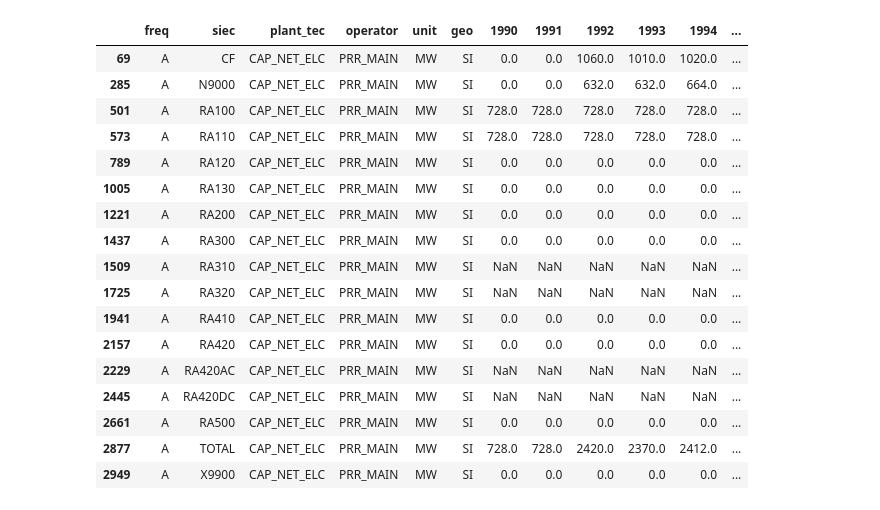
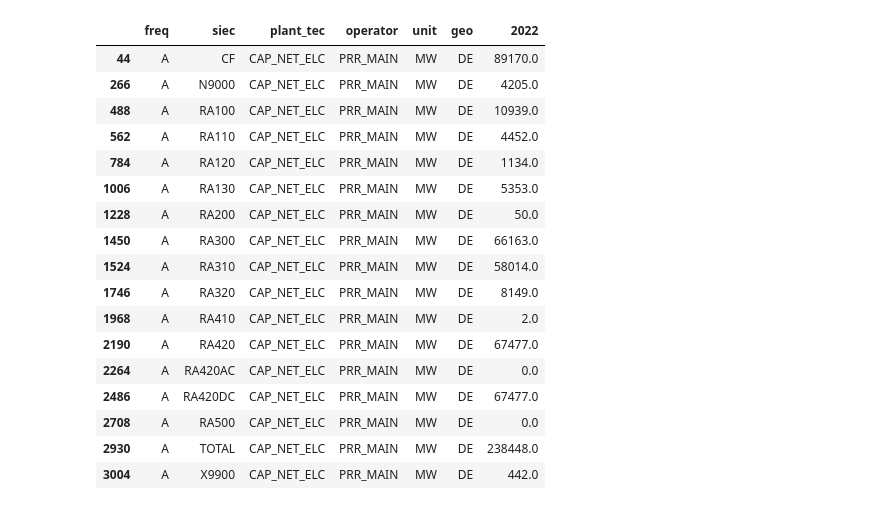
Before and after one commit to TilenG2/EU_Power_production, a Jupyter notebook: electrical_production.ipynb, the cells around one changed output. Drawn from its saved outputs; the diff is of its cells as text; code cells hidden in the pictures.

```diff
--- a/electrical_production.ipynb
+++ b/electrical_production.ipynb
@@ -42,0 +40,5 @@ for name in descriptions_other.keys():
+# %%
+data_pop, descriptions_pop = load_data(code_pop)
+columns = list(data_pop[0])
+columns[4] = 'geo'
+data_pop = pd.DataFrame(data_pop[1:], columns=columns)
@@ -138,30 +124,28 @@ from sklearn.impute import IterativeImputer
 imputer = KNNImputer(n_neighbors=2, weights="distance")
 # imputer = IterativeImputer(max_iter=10, random_state=0)
 # imputer = SimpleImputer(max_iter=10, random_state=0)
-a = imputer.fit_transform(np.rot90(pandas_data_pop_all.drop(['geo'], axis=1), k=1))
+a = imputer.fit_transform(np.rot90(data_pop_all.drop(['geo'], axis=1), k=1))
 neki = []
 a = np.rot90(a, k=3)
-for country, pop in zip(pandas_data_pop_all['geo'], a):
-    # pop_tmp = [country]
-    # for po in pop:
-    #    pop_tmp.append(po)
+for country, pop in zip(data_pop_all['geo'], a):
     neki.append(pop)
+
 neki = np.array(neki)
-pandas_data_pop_all_imputed = {}
+data_pop_imputed = {}
 
-pandas_data_pop_all_imputed['geo'] = pandas_data_pop_all['geo']
-for name, ind in zip(pandas_data_pop_all.columns[1:], range(0, len(pandas_data_pop_all.columns)-1)):
-    pandas_data_pop_all_imputed[name] = neki[:, ind]
-pandas_data_pop_all_imputed = pd.DataFrame(pandas_data_pop_all_imputed)
+data_pop_imputed['geo'] = data_pop_all['geo']
+for name, ind in zip(data_pop_all.columns[1:], range(0, len(data_pop_all.columns)-1)):
+    data_pop_imputed[name] = neki[:, ind]
+data_pop_imputed = pd.DataFrame(data_pop_imputed)
 
-is_COUNTRY = pandas_data_pop_all_imputed['geo'] == 'GE'
+is_COUNTRY = data_pop_imputed['geo'] == 'XK'
 
-for country in {'BA', 'FR', 'GE', 'MD', 'ME', 'RS', 'UA', 'XK', 'UK'}:
-    is_COUNTRY = np.logical_or(is_COUNTRY, pandas_data_pop_all_imputed['geo'] == country)
+# for country in {'BA', 'FR', 'GE', 'MD', 'ME', 'RS', 'UA', 'XK', 'UK'}:
+#     is_COUNTRY = np.logical_or(is_COUNTRY, data_pop_imputed['geo'] == country)
 
-for year in range(1960, 1990):
-    pandas_data_pop_all_imputed = pandas_data_pop_all_imputed.drop(str(year), axis=1)
-pandas_data_pop_all_imputed = pandas_data_pop_all_imputed.drop('2023', axis=1)
+for year in data_pop_imputed.keys()[1:]:
+    if year not in data_renewables.keys():
+        data_pop_imputed = data_pop_imputed.drop(str(year), axis=1)
 
-pandas_data_pop_all_imputed[is_COUNTRY]
+data_pop_imputed[is_COUNTRY]
 # %% [output]
@@ -216,31 +188,31 @@ for name in not_in_energy:
 # %%
 
 import numpy as np
-is_PRODUCING = pandas_data_other['operator'] == 'PRR_MAIN'
-is_SI = pandas_data_other['geo'] == 'SI'
-is_ACTIVE =  pandas_data_other['plant_tec'] == 'CAP_NET_ELC'
+is_PRODUCING = data_other['operator'] == 'PRR_MAIN'
+is_SI = data_other['geo'] == 'DE'
+is_ACTIVE =  data_other['plant_tec'] == 'CAP_NET_ELC'
 condition = np.logical_and(is_PRODUCING, is_ACTIVE)
 condition = np.logical_and(condition, is_SI)
-pandas_data_other.loc[condition]
+data_other.loc[condition].drop([str(year) for year in range(1990, 2022)], axis=1)
 # %% [output]
-|  | freq | siec | plant_tec | operator | unit | geo | 1990 | 1991 | 1992 | 1993 | 1994 | ... |
-| 69 | A | CF | CAP_NET_ELC | PRR_MAIN | MW | SI | 0.0 | 0.0 | 1060.0 | 1010.0 | 1020.0 | ... |
-| 285 | A | N9000 | CAP_NET_ELC | PRR_MAIN | MW | SI | 0.0 | 0.0 | 632.0 | 632.0 | 664.0 | ... |
-| 501 | A | RA100 | CAP_NET_ELC | PRR_MAIN | MW | SI | 728.0 | 728.0 | 728.0 | 728.0 | 728.0 | ... |
-| 573 | A | RA110 | CAP_NET_ELC | PRR_MAIN | MW | SI | 728.0 | 728.0 | 728.0 | 728.0 | 728.0 | ... |
-| 789 | A | RA120 | CAP_NET_ELC | PRR_MAIN | MW | SI | 0.0 | 0.0 | 0.0 | 0.0 | 0.0 | ... |
-| 1005 | A | RA130 | CAP_NET_ELC | PRR_MAIN | MW | SI | 0.0 | 0.0 | 0.0 | 0.0 | 0.0 | ... |
-| 1221 | A | RA200 | CAP_NET_ELC | PRR_MAIN | MW | SI | 0.0 | 0.0 | 0.0 | 0.0 | 0.0 | ... |
-| 1437 | A | RA300 | CAP_NET_ELC | PRR_MAIN | MW | SI | 0.0 | 0.0 | 0.0 | 0.0 | 0.0 | ... |
-| 1509 | A | RA310 | CAP_NET_ELC | PRR_MAIN | MW | SI | NaN | NaN | NaN | NaN | NaN | ... |
-| 1725 | A | RA320 | CAP_NET_ELC | PRR_MAIN | MW | SI | NaN | NaN | NaN | NaN | NaN | ... |
-| 1941 | A | RA410 | CAP_NET_ELC | PRR_MAIN | MW | SI | 0.0 | 0.0 | 0.0 | 0.0 | 0.0 | ... |
-| 2157 | A | RA420 | CAP_NET_ELC | PRR_MAIN | MW | SI | 0.0 | 0.0 | 0.0 | 0.0 | 0.0 | ... |
-| 2229 | A | RA420AC | CAP_NET_ELC | PRR_MAIN | MW | SI | NaN | NaN | NaN | NaN | NaN | ... |
-| 2445 | A | RA420DC | CAP_NET_ELC | PRR_MAIN | MW | SI | NaN | NaN | NaN | NaN | NaN | ... |
-| 2661 | A | RA500 | CAP_NET_ELC | PRR_MAIN | MW | SI | 0.0 | 0.0 | 0.0 | 0.0 | 0.0 | ... |
-| 2877 | A | TOTAL | CAP_NET_ELC | PRR_MAIN | MW | SI | 728.0 | 728.0 | 2420.0 | 2370.0 | 2412.0 | ... |
-| 2949 | A | X9900 | CAP_NET_ELC | PRR_MAIN | MW | SI | 0.0 | 0.0 | 0.0 | 0.0 | 0.0 | ... |
+|  | freq | siec | plant_tec | operator | unit | geo | 2022 |
+| 44 | A | CF | CAP_NET_ELC | PRR_MAIN | MW | DE | 89170.0 |
+| 266 | A | N9000 | CAP_NET_ELC | PRR_MAIN | MW | DE | 4205.0 |
+| 488 | A | RA100 | CAP_NET_ELC | PRR_MAIN | MW | DE | 10939.0 |
+| 562 | A | RA110 | CAP_NET_ELC | PRR_MAIN | MW | DE | 4452.0 |
+| 784 | A | RA120 | CAP_NET_ELC | PRR_MAIN | MW | DE | 1134.0 |
+| 1006 | A | RA130 | CAP_NET_ELC | PRR_MAIN | MW | DE | 5353.0 |
+| 1228 | A | RA200 | CAP_NET_ELC | PRR_MAIN | MW | DE | 50.0 |
+| 1450 | A | RA300 | CAP_NET_ELC | PRR_MAIN | MW | DE | 66163.0 |
+| 1524 | A | RA310 | CAP_NET_ELC | PRR_MAIN | MW | DE | 58014.0 |
+| 1746 | A | RA320 | CAP_NET_ELC | PRR_MAIN | MW | DE | 8149.0 |
+| 1968 | A | RA410 | CAP_NET_ELC | PRR_MAIN | MW | DE | 2.0 |
+| 2190 | A | RA420 | CAP_NET_ELC | PRR_MAIN | MW | DE | 67477.0 |
+| 2264 | A | RA420AC | CAP_NET_ELC | PRR_MAIN | MW | DE | 0.0 |
+| 2486 | A | RA420DC | CAP_NET_ELC | PRR_MAIN | MW | DE | 67477.0 |
+| 2708 | A | RA500 | CAP_NET_ELC | PRR_MAIN | MW | DE | 0.0 |
+| 2930 | A | TOTAL | CAP_NET_ELC | PRR_MAIN | MW | DE | 238448.0 |
+| 3004 | A | X9900 | CAP_NET_ELC | PRR_MAIN | MW | DE | 442.0 |
 # %%
 # my_filter_pars = {'geo': ['SI'] , 'siec' : [ 'RA100', 'RA110','RA110ROR', 'RA120', 'RA130']}
 # my_filter_pars = {'geo': ['SI'] , 'siec' : [ 'RA100', 'RA110', 'RA120', 'RA130']}
```
Also changed, not shown: parts of 56 cells of this notebook.
